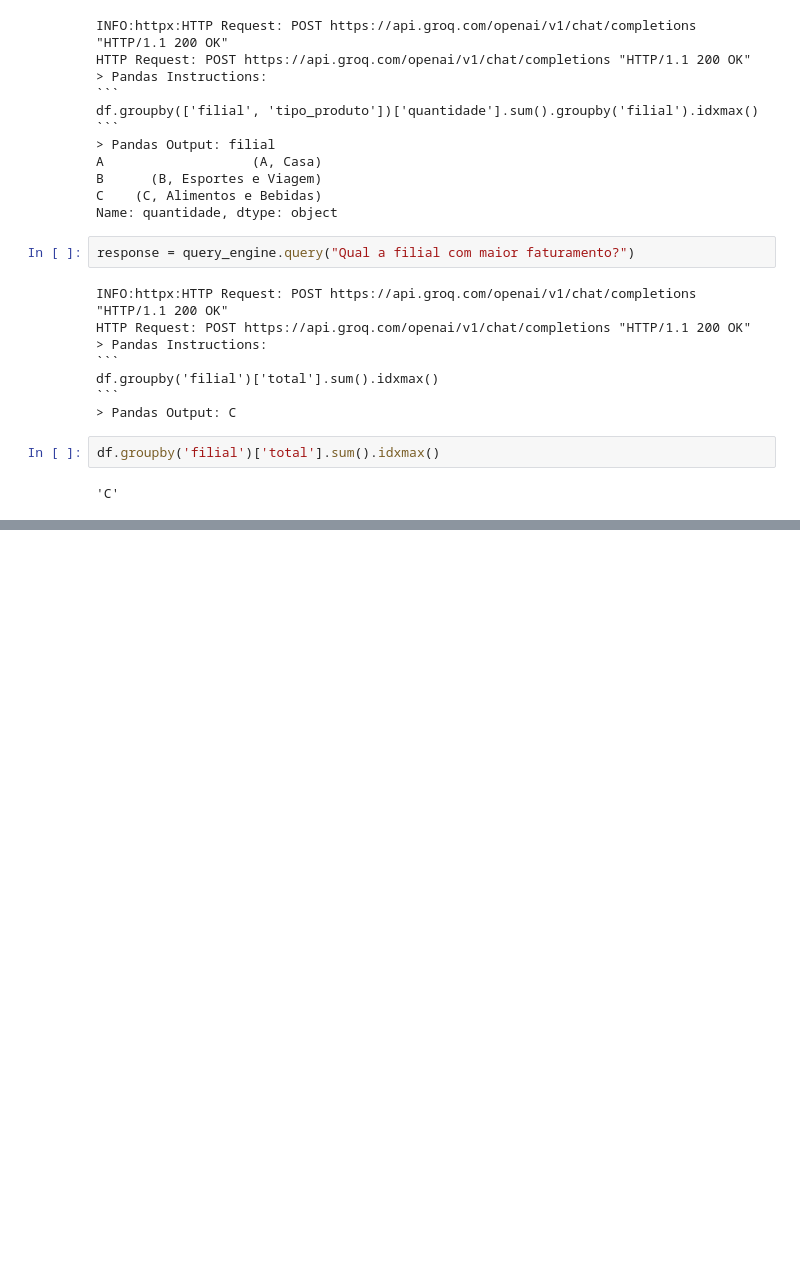
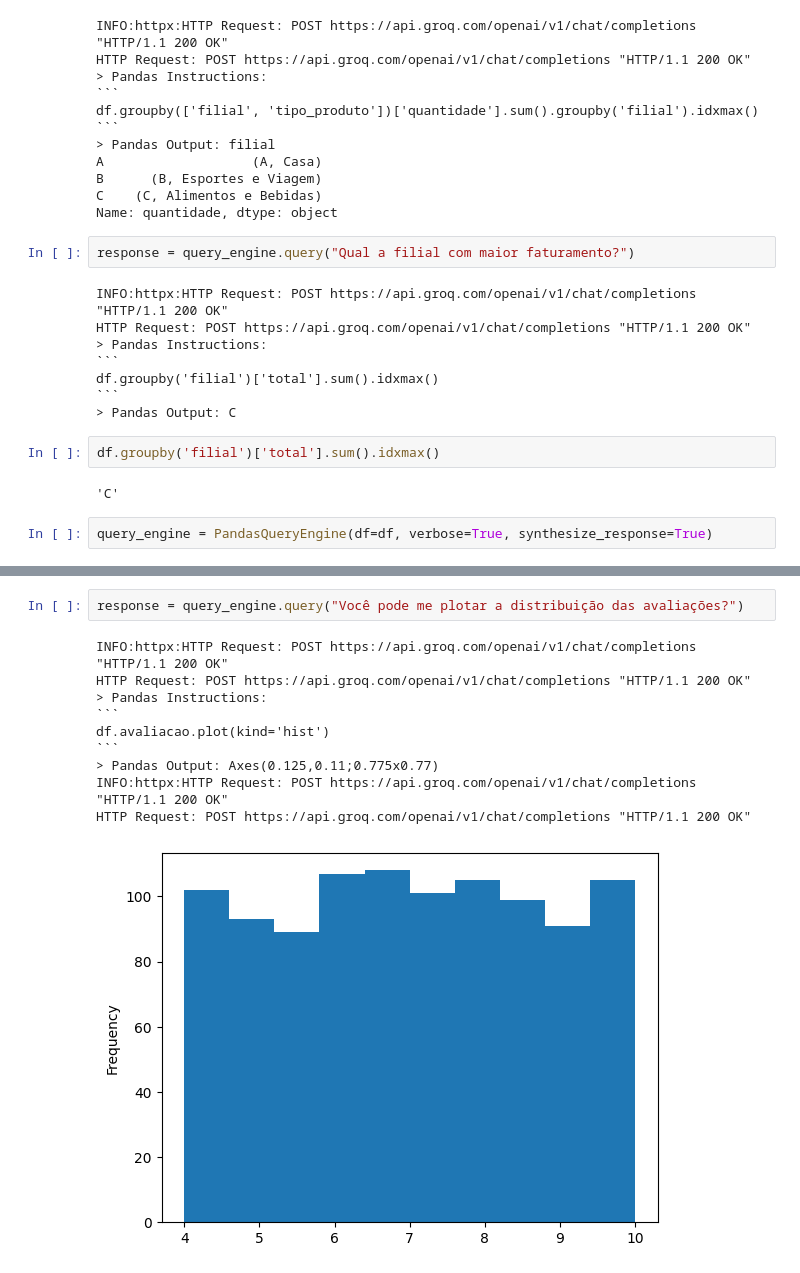
Before and after one commit to josielborges/llama-index-study, a Jupyter notebook: llama_pandas.ipynb, the cells around one changed output, grey strips where cells are left out. Cells and saved outputs as stored; diff of their text form; blank space fills up the shorter version.

Commit message:
Ploting charts and synthesizing responses

````diff
--- a/llama_pandas.ipynb
+++ b/llama_pandas.ipynb
@@ -92,3 +92,5 @@ df.groupby('filial')['total'].sum().idxmax()
 df.groupby('filial')['total'].sum().idxmax()
 # %% [output]
 'C'
+# %%
+query_engine = PandasQueryEngine(df=df, verbose=True, synthesize_response=True)
@@ -94,0 +155,13 @@ df.groupby('filial')['total'].sum().idxmax()
+# %%
+response = query_engine.query("Você pode me plotar a distribuição das avaliações?")
+# %% [output]
+INFO:httpx:HTTP Request: POST https://api.groq.com/openai/v1/chat/completions "HTTP/1.1 200 OK"
+HTTP Request: POST https://api.groq.com/openai/v1/chat/completions "HTTP/1.1 200 OK"
+> Pandas Instructions:
+```
+df.avaliacao.plot(kind='hist')
+```
+> Pandas Output: Axes(0.125,0.11;0.775x0.77)
+INFO:httpx:HTTP Request: POST https://api.groq.com/openai/v1/chat/completions "HTTP/1.1 200 OK"
+HTTP Request: POST https://api.groq.com/openai/v1/chat/completions "HTTP/1.1 200 OK"
+[figure, added]
````
Also changed, not shown: parts of 12 cells of this notebook, 2 other files.
